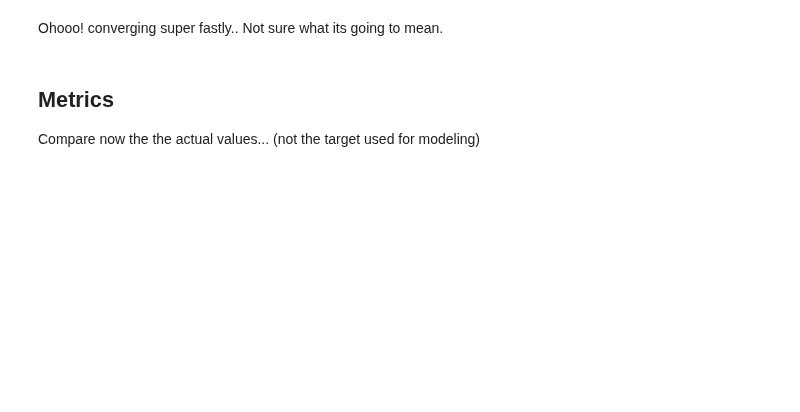
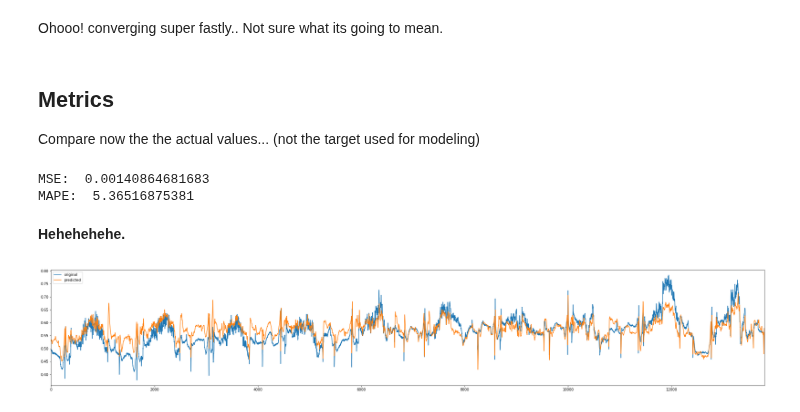
Before and after one commit to MiachelGu/chiller-plants, a Jupyter notebook: notebooks/15. Distillation .ipynb, the cells around one changed output. Cells and saved outputs as stored; diff of their text form; code cells hidden in the pictures; blank space fills up the shorter version.

```diff
--- a/notebooks/15. Distillation .ipynb
+++ b/notebooks/15. Distillation .ipynb
@@ -26,11 +26,9 @@ from sklearn import metrics
 # %% [output]
 Using TensorFlow backend.
 # %%
-from functools import lru_cache
-
 @lru_cache(maxsize=None)
-def load_keras_model(pth):
-    return load_model(pth)
+def load_keras_model(path):
+    return load_model(path)
 # %% [markdown]
 ## Load data
 # %%
@@ -85,8 +83,7 @@ print(train_x.shape, train_y.shape)
 (85600, 1, 75) (85600, 1, 1)
 # %%
 model = Sequential([
-    LSTM(75, batch_input_shape=(batch_size, train_x.shape[1], train_x.shape[2]), stateful=True, return_sequences=True),
-    LSTM(150, stateful=True, return_sequences=True),
+    LSTM(150, batch_input_shape=(batch_size, train_x.shape[1], train_x.shape[2]), stateful=True, return_sequences=True),
     Dense(1)
 ])
 
@@ -105,7 +102,7 @@ for epoch in range(300):
         shuffle=False,
         epochs=1,
         validation_data=(validation_x, validation_y),
-        callbacks=[TensorBoard(log_dir="../output/keras17")])
+        callbacks=[TensorBoard(log_dir="../output/keras18")])
     model.reset_states()
     if epoch % 50 == 0:
         print("At epoch ", epoch)
@@ -116,3 +118,23 @@ Ohooo! converging super fastly.. Not sure what its going to mean.
 # %% [markdown]
 ## Metrics
 Compare now the the actual values... (not the target used for modeling)
+# %%
+# Test the validation sample...
+x, y = common.prepare_keras_data(validation_df, features, ["cwshdr"], lookback, batch_size)
+
+predicted_y = model.predict(x, batch_size=batch_size) # predict
+predicted_y = common.Reshape.inv_y(predicted_y)
+validation_y = common.Reshape.inv_y(y)
+
+print("MSE: ", metrics.mean_squared_error(validation_y, predicted_y))
+print("MAPE: ", common.mean_absolute_percent_error(validation_y, predicted_y))
+# %% [output]
+MSE:  0.00140864681683
+MAPE:  5.36516875381
+# %% [markdown]
+**Hehehehehe.**
+# %%
+plot_df = pd.DataFrame({"original": validation_y, "predicted": predicted_y})
+ax = plot_df.plot(figsize=(36,6))
+# %% [output]
+[figure, added]
```
Also changed, not shown: parts of 2 cells of this notebook, 4 other files.
